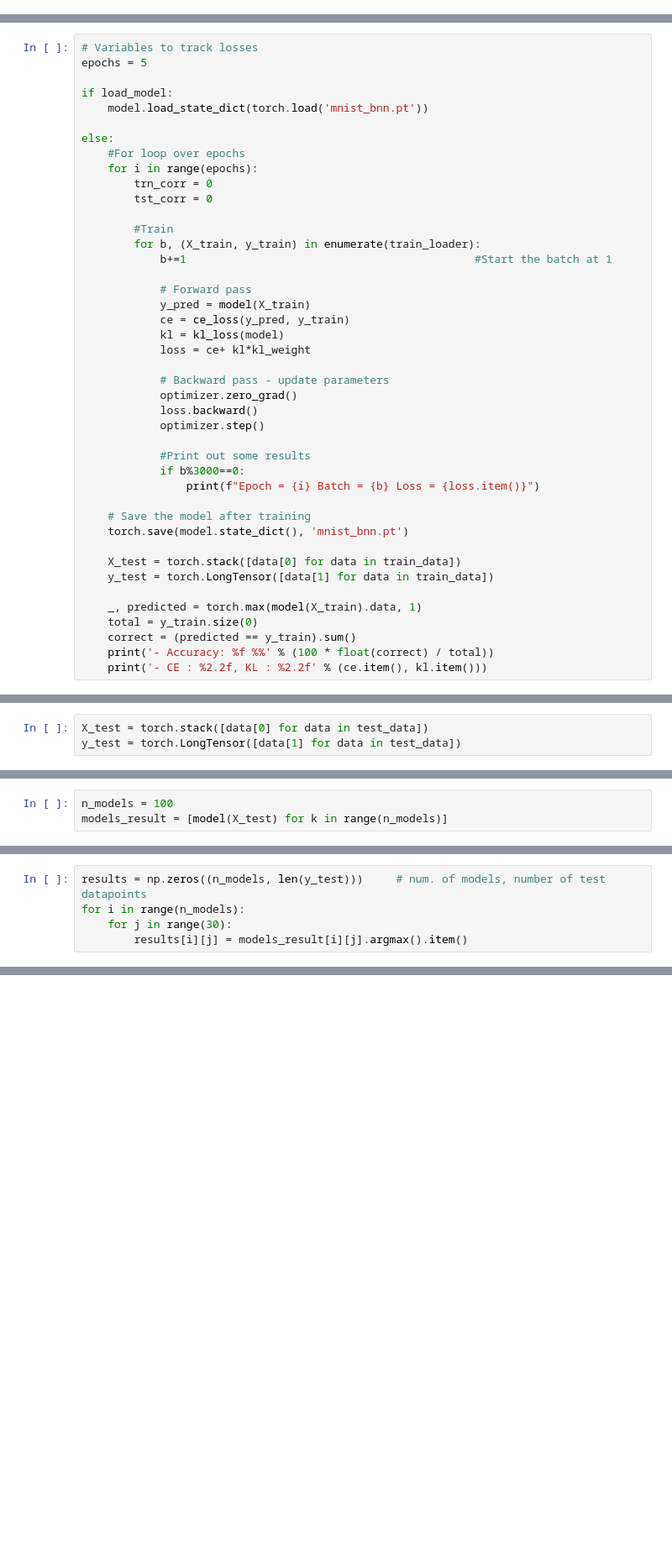
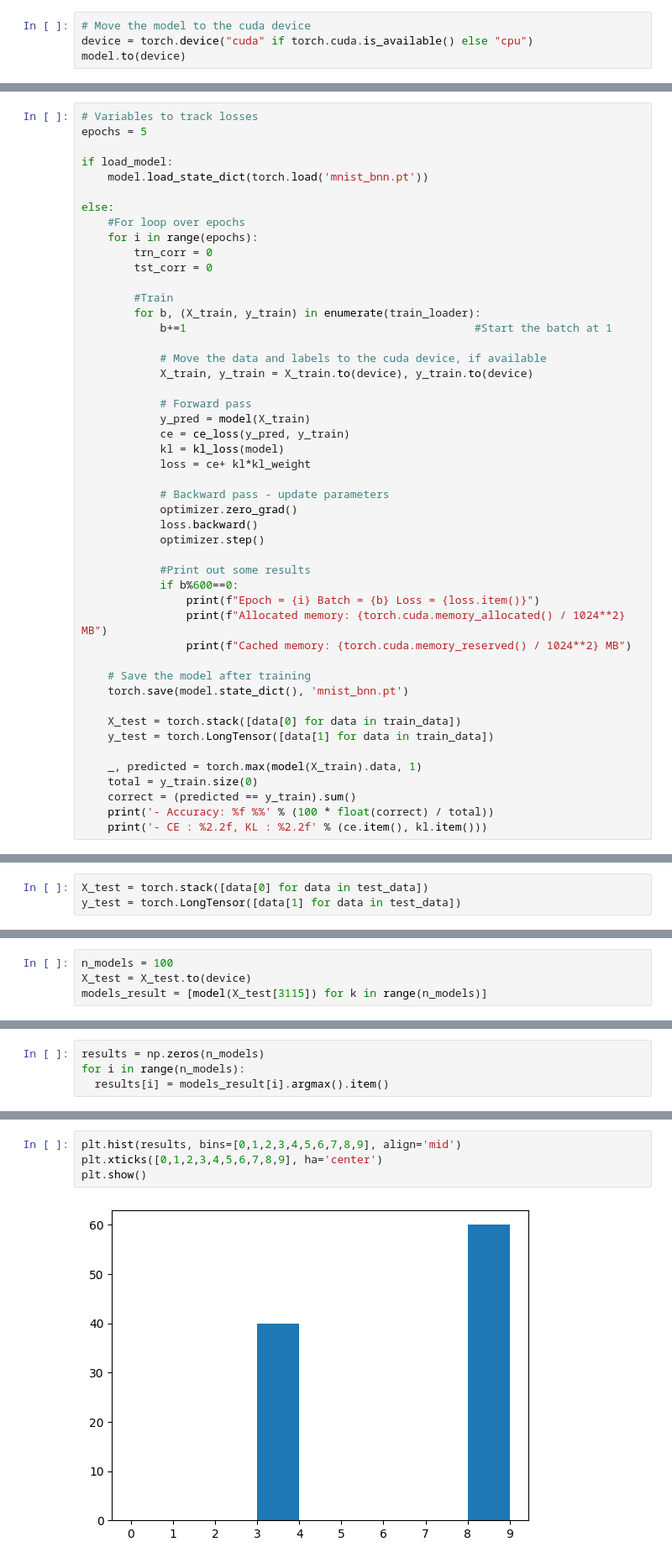
Before and after one commit to chomchom69420/stats-project, a Jupyter notebook: mnist.ipynb, the cells around one changed output, grey strips where cells are left out. Shown at 84% size. Cells and saved outputs as stored; diff of their text form; blank space fills up the shorter version.

```diff
--- a/mnist.ipynb
+++ b/mnist.ipynb
@@ -76,3 +82,7 @@ class ConvolutionalNetwork(nn.Module):
 # Create an instance of the model
 torch.manual_seed(41)
 model = ConvolutionalNetwork()
+# %%
+# Move the model to the cuda device
+device = torch.device("cuda" if torch.cuda.is_available() else "cpu")
+model.to(device)
@@ -99,6 +117,9 @@ else:
         for b, (X_train, y_train) in enumerate(train_loader):
             b+=1                                            #Start the batch at 1
 
+            # Move the data and labels to the cuda device, if available
+            X_train, y_train = X_train.to(device), y_train.to(device)
+
             # Forward pass
             y_pred = model(X_train)
             ce = ce_loss(y_pred, y_train)
@@ -111,8 +132,10 @@ else:
             optimizer.step()
 
             #Print out some results
-            if b%3000==0:
+            if b%600==0:
                 print(f"Epoch = {i} Batch = {b} Loss = {loss.item()}")
+                print(f"Allocated memory: {torch.cuda.memory_allocated() / 1024**2} MB")
+                print(f"Cached memory: {torch.cuda.memory_reserved() / 1024**2} MB")
 
     # Save the model after training
     torch.save(model.state_dict(), 'mnist_bnn.pt')
@@ -173,3 +207,4 @@ tensor([[   8],
 # %%
 n_models = 100
-models_result = [model(X_test) for k in range(n_models)]
+X_test = X_test.to(device)
+models_result = [model(X_test[3115]) for k in range(n_models)]
@@ -176,5 +215,4 @@ models_result = [model(X_test) for k in range(n_models)]
 # %%
-results = np.zeros((n_models, len(y_test)))     # num. of models, number of test datapoints
+results = np.zeros(n_models)
 for i in range(n_models):
-    for j in range(30):
-        results[i][j] = models_result[i][j].argmax().item()
+  results[i] = models_result[i].argmax().item()
@@ -180,0 +228,6 @@ for i in range(n_models):
+# %%
+plt.hist(results, bins=[0,1,2,3,4,5,6,7,8,9], align='mid')
+plt.xticks([0,1,2,3,4,5,6,7,8,9], ha='center')
+plt.show()
+# %% [output]
+[figure, added]
```
Also changed, not shown: parts of 24 cells of this notebook.
